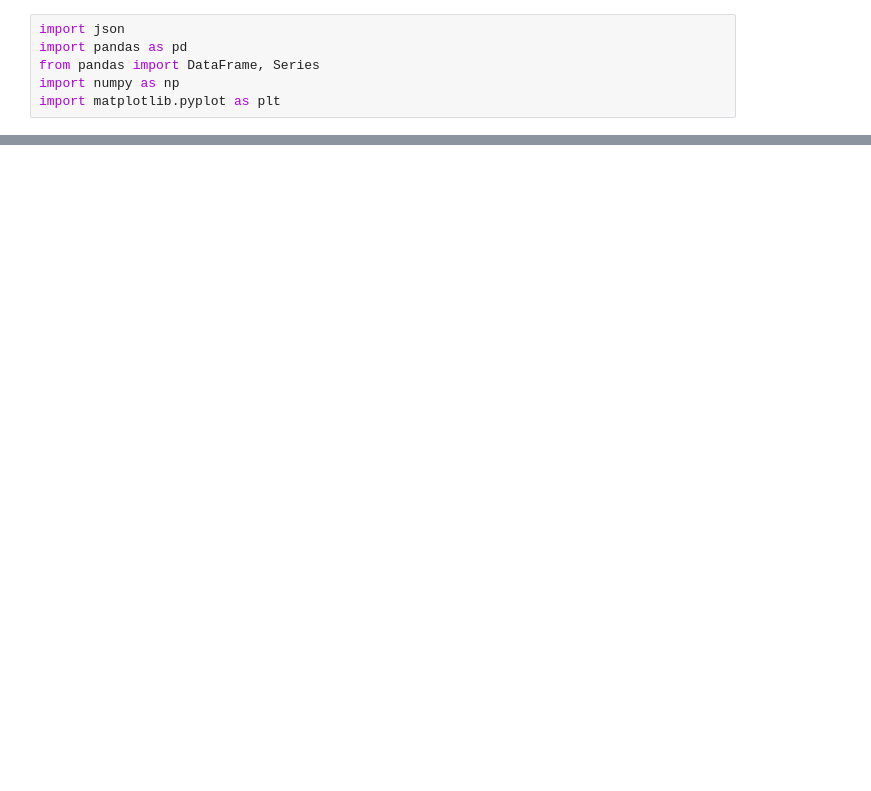
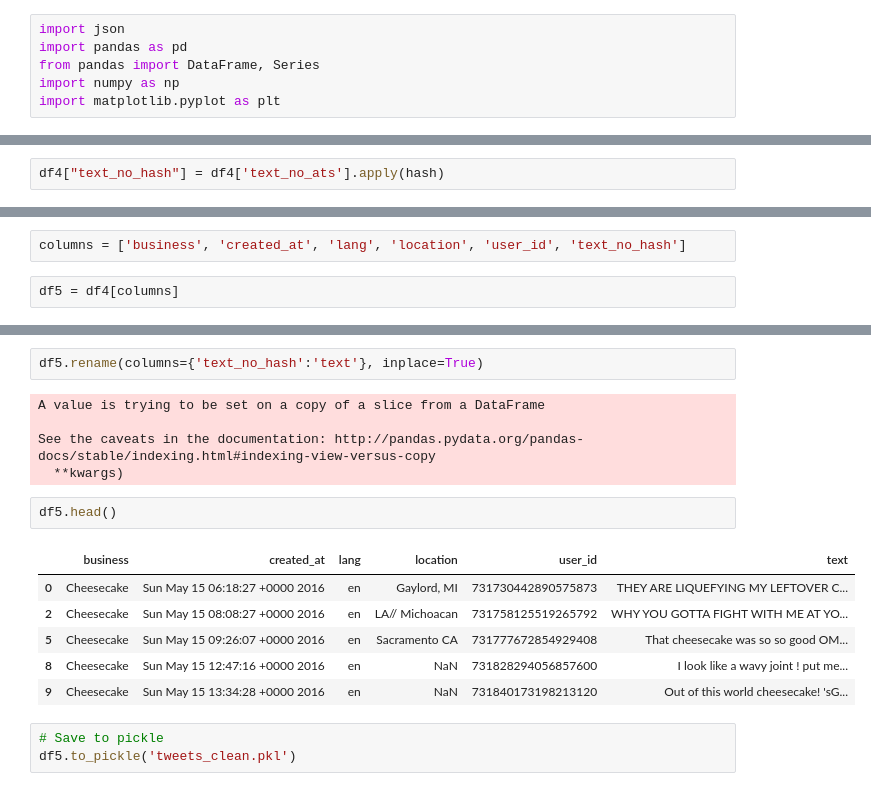
Before and after one commit to mauricio004/mcnulty_yelp, a Jupyter notebook: Notebooks/streamtoPandas.ipynb, the cells around one changed output, grey strips where cells are left out. Saved outputs shown, nothing was run; the diff lists cells and outputs as text; blank space fills up the shorter version.

```diff
--- a/Notebooks/streamtoPandas.ipynb
+++ b/Notebooks/streamtoPandas.ipynb
@@ -134,0 +180,2 @@ df = DataFrame(mentions)
+# %%
+df4["text_no_hash"] = df4['text_no_ats'].apply(hash)
@@ -134,0 +210,4 @@ df = DataFrame(mentions)
+# %%
+columns = ['business', 'created_at', 'lang', 'location', 'user_id', 'text_no_hash']
+# %%
+df5 = df4[columns]
@@ -134,0 +228,19 @@ df = DataFrame(mentions)
+# %%
+df5.rename(columns={'text_no_hash':'text'}, inplace=True)
+# %% [output]
+A value is trying to be set on a copy of a slice from a DataFrame
+
+See the caveats in the documentation: http://pandas.pydata.org/pandas-docs/stable/indexing.html#indexing-view-versus-copy
+  **kwargs)
+# %%
+df5.head()
+# %% [output]
+|  | business | created_at | lang | location | user_id | text |
+| 0 | Cheesecake | Sun May 15 06:18:27 +0000 2016 | en | Gaylord, MI | 731730442890575873 | THEY ARE LIQUEFYING MY LEFTOVER C... |
+| 2 | Cheesecake | Sun May 15 08:08:27 +0000 2016 | en | LA// Michoacan | 731758125519265792 | WHY YOU GOTTA FIGHT WITH ME AT YO... |
+| 5 | Cheesecake | Sun May 15 09:26:07 +0000 2016 | en | Sacramento CA | 731777672854929408 | That cheesecake was so so good OM... |
+| 8 | Cheesecake | Sun May 15 12:47:16 +0000 2016 | en | NaN | 731828294056857600 | I look like a wavy joint ! put me... |
+| 9 | Cheesecake | Sun May 15 13:34:28 +0000 2016 | en | NaN | 731840173198213120 | Out of this world cheesecake! 'sG... |
+# %%
+# Save to pickle
+df5.to_pickle('tweets_clean.pkl')
```
Also changed, not shown: parts of 30 cells of this notebook.
